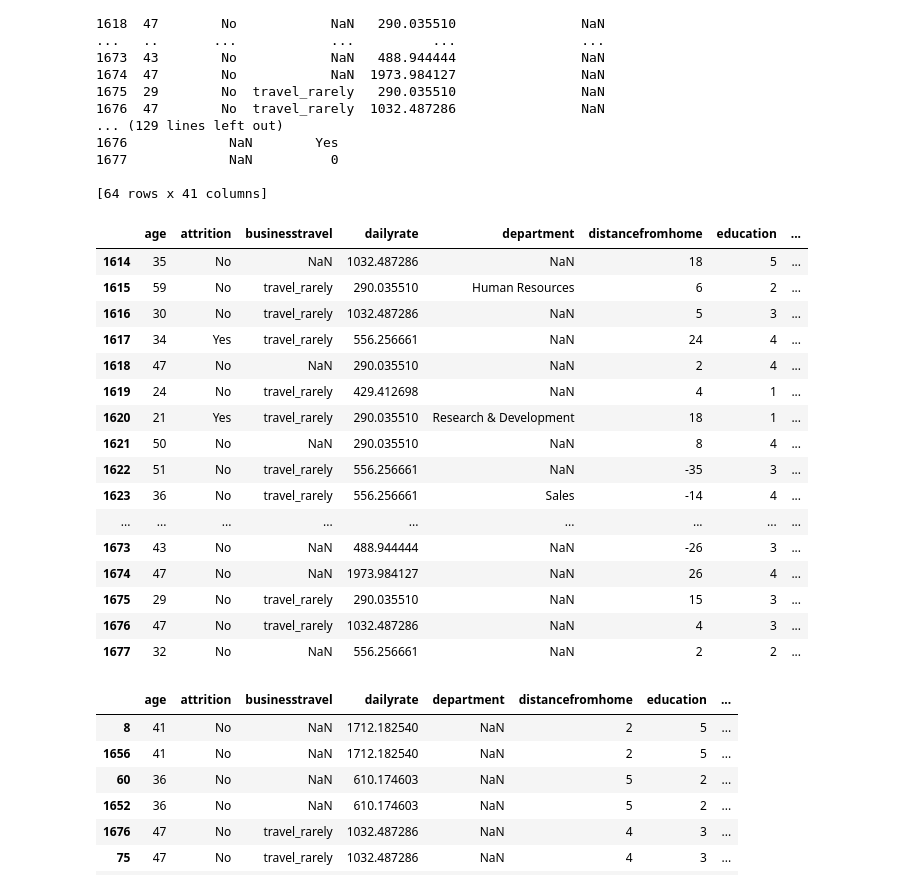
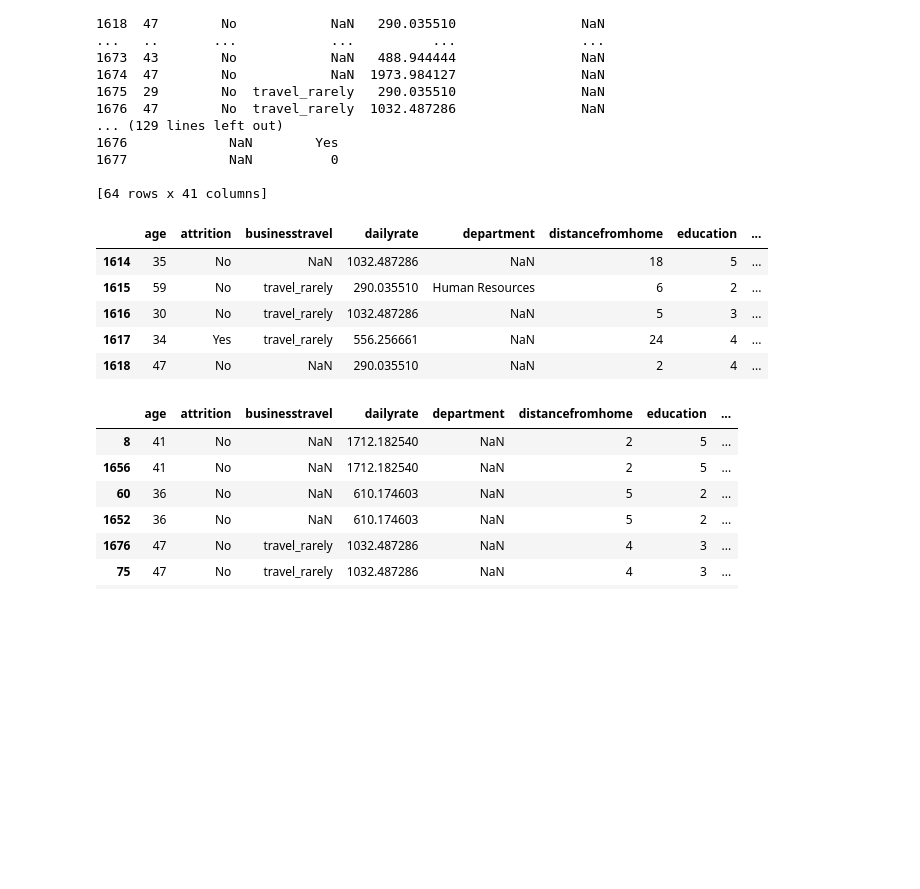
Before and after one commit to VeroSanchezO/proyecto-da-promo-k-modulo-3-team-5, a Jupyter notebook: Fase_1.ipynb, the cells around one changed output. Saved outputs shown, nothing was run; the diff lists cells and outputs as text; code cells hidden in the pictures; blank space fills up the shorter version.

```diff
--- a/Fase_1.ipynb
+++ b/Fase_1.ipynb
@@ -242,25 +362,14 @@ Filas duplicadas en todo el DataFrame:
 
 pd.set_option('display.max_rows', None)
 # %%
-duplicated_rows.head(64)
+duplicated_rows.head()
 # %% [output]
 |  | age | attrition | businesstravel | dailyrate | department | distancefromhome | education | ... |
 | 1614 | 35 | No | NaN | 1032.487286 | NaN | 18 | 5 | ... |
 | 1615 | 59 | No | travel_rarely | 290.035510 | Human Resources | 6 | 2 | ... |
 | 1616 | 30 | No | travel_rarely | 1032.487286 | NaN | 5 | 3 | ... |
 | 1617 | 34 | Yes | travel_rarely | 556.256661 | NaN | 24 | 4 | ... |
 | 1618 | 47 | No | NaN | 290.035510 | NaN | 2 | 4 | ... |
-| 1619 | 24 | No | travel_rarely | 429.412698 | NaN | 4 | 1 | ... |
-| 1620 | 21 | Yes | travel_rarely | 290.035510 | Research & Development | 18 | 1 | ... |
-| 1621 | 50 | No | NaN | 290.035510 | NaN | 8 | 4 | ... |
-| 1622 | 51 | No | travel_rarely | 556.256661 | NaN | -35 | 3 | ... |
-| 1623 | 36 | No | travel_rarely | 556.256661 | Sales | -14 | 4 | ... |
-| ... | ... | ... | ... | ... | ... | ... | ... | ... |
-| 1673 | 43 | No | NaN | 488.944444 | NaN | -26 | 3 | ... |
-| 1674 | 47 | No | NaN | 1973.984127 | NaN | 26 | 4 | ... |
-| 1675 | 29 | No | travel_rarely | 290.035510 | NaN | 15 | 3 | ... |
-| 1676 | 47 | No | travel_rarely | 1032.487286 | NaN | 4 | 3 | ... |
-| 1677 | 32 | No | NaN | 556.256661 | NaN | 2 | 2 | ... |
 # %%
 df[df.duplicated(keep=False)].sort_values("employeenumber")
 # %% [output]
```
Also changed, not shown: parts of 4 cells of this notebook, 1 other file.
